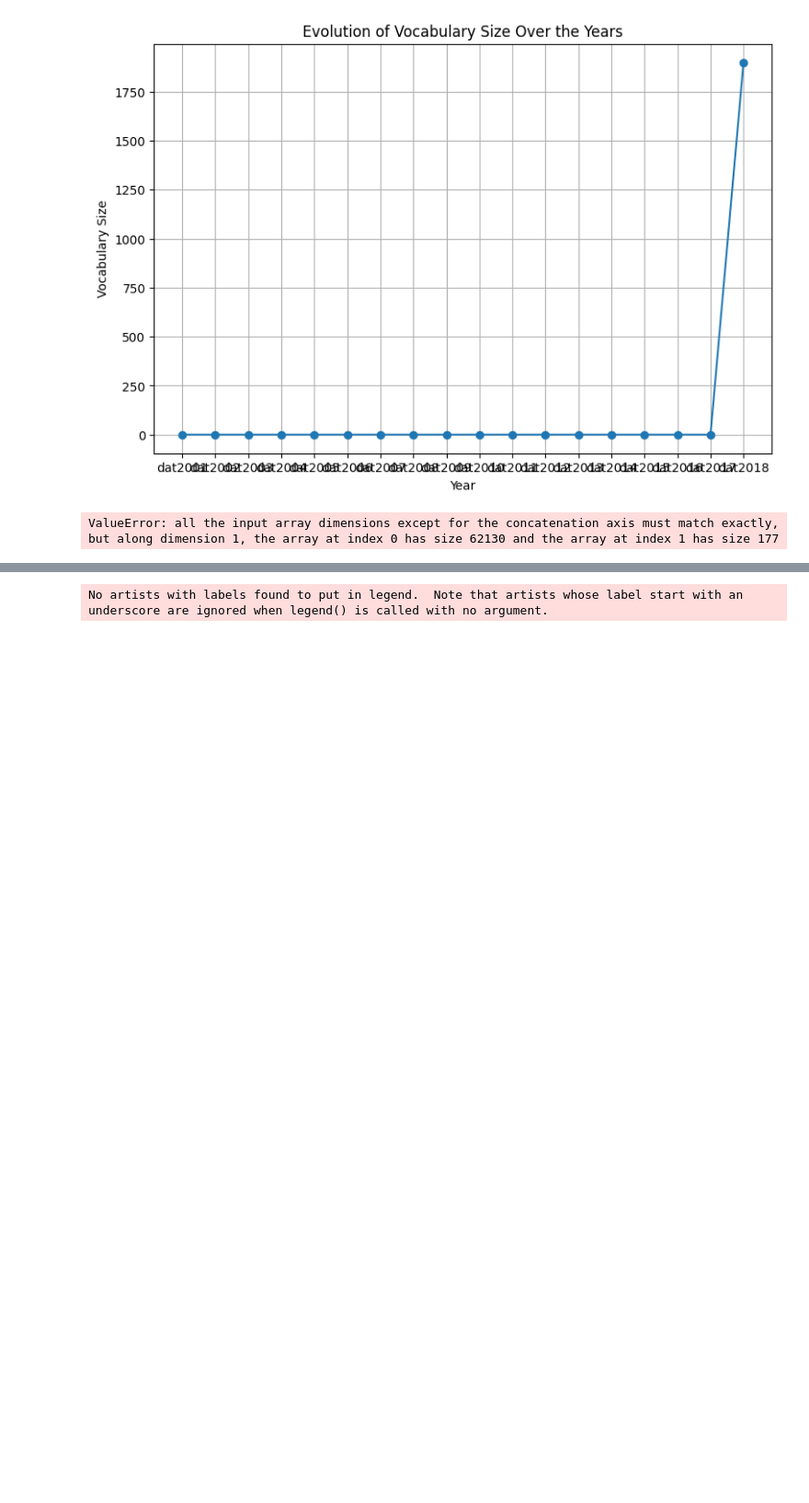
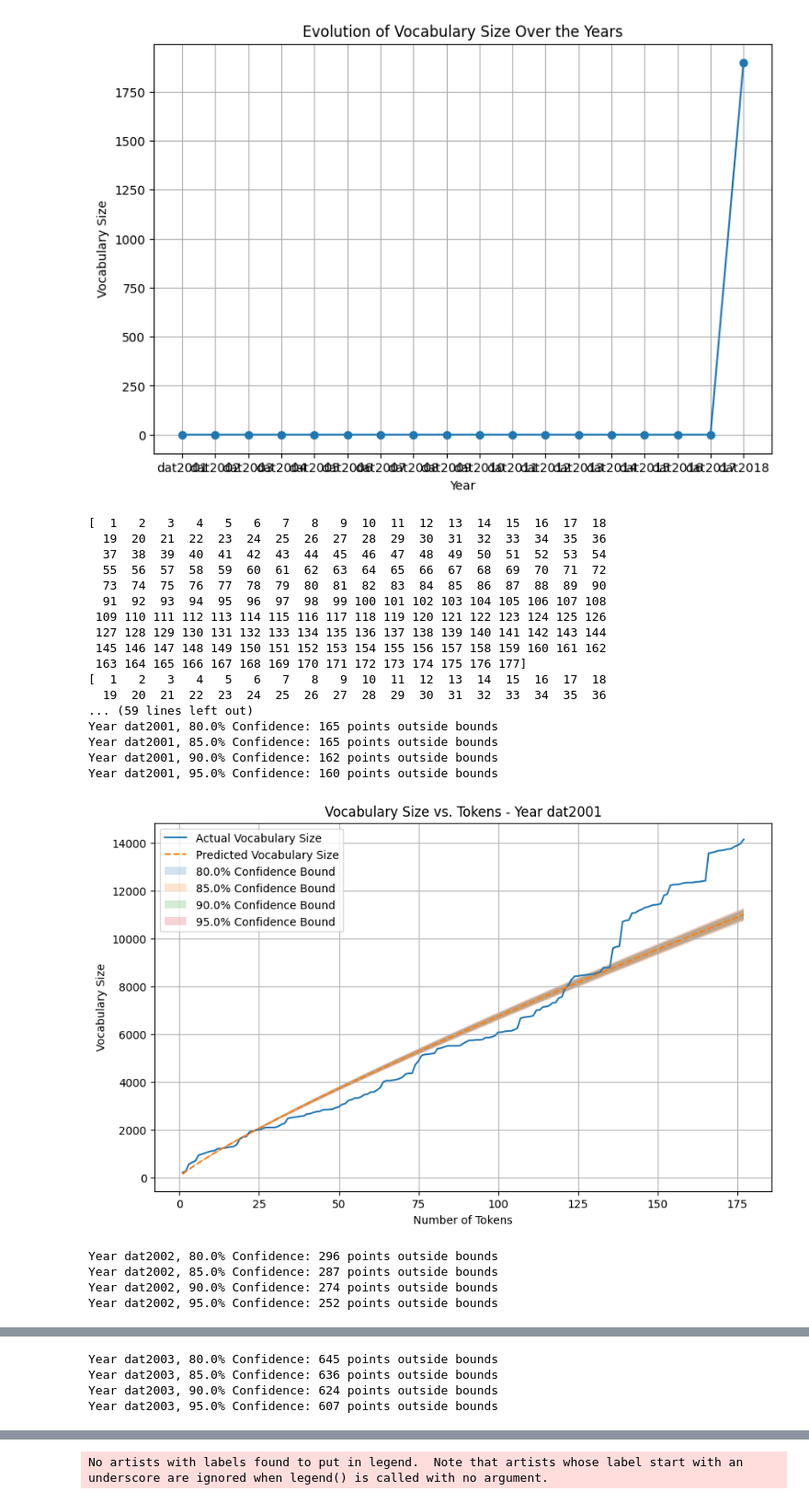
Before and after one commit to Ahghaffari/suomi24_analysis, a Jupyter notebook: tasks.ipynb, the cells around one changed output, grey strips where cells are left out. Shown: that part at 92% size. Cells and saved outputs as stored; diff of their text form; code cells hidden in the pictures; blank space fills up the shorter version.

```diff
--- a/tasks.ipynb
+++ b/tasks.ipynb
@@ -132,6 +132,7 @@ from scipy import stats
 
 results = {}
 confidence_levels = [0.8, 0.85, 0.9, 0.95]
+
 # Loop for each year
 for year, data in yearly_datasets.items():
     tokens = []
@@ -143,11 +144,18 @@ for year, data in yearly_datasets.items():
             tokens.extend(tokenized)
             vocab_sizes.append(len(set(tokens)))
 
-    #  a linear regression model (Heaps law)
-    x = np.arange(1, len(tokens) + 1)
+    # Check if there is data for this year
+    if not tokens :
+        continue
+
+    # Linear regression (Heaps law)
+    x = np.arange(1, len(vocab_sizes) + 1)  #Imprtant!    check tokens instead of vocab_sizes
+
+    print(x)
+
     slope, intercept, r_value, p_value, std_err = stats.linregress(np.log(x), np.log(vocab_sizes))
 
-    # Calculate predicted vocabulary size by  linear model
+    # Calculate predicted vocabulary size by linear model
     predicted_vocab_sizes = np.exp(slope * np.log(x) + intercept)
 
     # Calculate the upper and lower bounds based on the confidence level
@@ -160,34 +168,54 @@ for year, data in yearly_datasets.items():
         lower_bound = predicted_vocab_sizes / np.exp(prediction_interval)
         bounds.append((upper_bound, lower_bound))
 
     results[year] = {
         'tokens': tokens,
         'vocab_sizes': vocab_sizes,
         'predicted_vocab_sizes': predicted_vocab_sizes,
         'confidence_bounds': bounds
     }
-
-# Plot graphs
+# Plot graphs for years with data
 for year, data in results.items():
     plt.figure(figsize=(10, 6))
-    x = np.arange(1, len(data['tokens']) + 1)
+    x = np.arange(1, len(data['vocab_sizes']) + 1)  #Important! check tokens
     plt.plot(x, data['vocab_sizes'], label='Actual Vocabulary Size')
     plt.plot(x, data['predicted_vocab_sizes'], label='Predicted Vocabulary Size', linestyle='--')
     for i, confidence in enumerate(confidence_levels):
         plt.fill_between(x, data['confidence_bounds'][i][0], data['confidence_bounds'][i][1], alpha=0.2, label=f'{confidence*100}% Confidence Bound')
     plt.title(f'Vocabulary Size vs. Tokens - Year {year}')
     plt.xlabel('Number of Tokens')
     plt.ylabel('Vocabulary Size')
     plt.legend()
     plt.grid(True)
 
     # Count points outside the bounds for each confidence level
     for i, confidence in enumerate(confidence_levels):
         upper_bound = data['confidence_bounds'][i][0]
         lower_bound = data['confidence_bounds'][i][1]
         outside_bounds = sum((data['vocab_sizes'] > upper_bound) | (data['vocab_sizes'] < lower_bound))
         print(f"Year {year}, {confidence*100}% Confidence: {outside_bounds} points outside bounds")
 
     plt.show()
 # %% [output]
-ValueError: all the input array dimensions except for the concatenation axis must match exactly, but along dimension 1, the array at index 0 has size 62130 and the array at index 1 has size 177
+[  1   2   3   4   5   6   7   8   9  10  11  12  13  14  15  16  17  18
+  19  20  21  22  23  24  25  26  27  28  29  30  31  32  33  34  35  36
+  37  38  39  40  41  42  43  44  45  46  47  48  49  50  51  52  53  54
+  55  56  57  58  59  60  61  62  63  64  65  66  67  68  69  70  71  72
+  73  74  75  76  77  78  79  80  81  82  83  84  85  86  87  88  89  90
+  91  92  93  94  95  96  97  98  99 100 101 102 103 104 105 106 107 108
+ 109 110 111 112 113 114 115 116 117 118 119 120 121 122 123 124 125 126
+ 127 128 129 130 131 132 133 134 135 136 137 138 139 140 141 142 143 144
+ 145 146 147 148 149 150 151 152 153 154 155 156 157 158 159 160 161 162
+ 163 164 165 166 167 168 169 170 171 172 173 174 175 176 177]
+[  1   2   3   4   5   6   7   8   9  10  11  12  13  14  15  16  17  18
+  19  20  21  22  23  24  25  26  27  28  29  30  31  32  33  34  35  36
+... (59 lines left out)
+Year dat2001, 80.0% Confidence: 165 points outside bounds
+Year dat2001, 85.0% Confidence: 165 points outside bounds
+Year dat2001, 90.0% Confidence: 162 points outside bounds
+Year dat2001, 95.0% Confidence: 160 points outside bounds
+[figure, added]
+Year dat2002, 80.0% Confidence: 296 points outside bounds
+Year dat2002, 85.0% Confidence: 287 points outside bounds
+Year dat2002, 90.0% Confidence: 274 points outside bounds
+Year dat2002, 95.0% Confidence: 252 points outside bounds
@@ -193,0 +223,4 @@ ValueError: all the input array dimensions except for the concatenation axis mus
+Year dat2003, 80.0% Confidence: 645 points outside bounds
+Year dat2003, 85.0% Confidence: 636 points outside bounds
+Year dat2003, 90.0% Confidence: 624 points outside bounds
+Year dat2003, 95.0% Confidence: 607 points outside bounds
```
Also changed, not shown: parts of 1 cell of this notebook.
